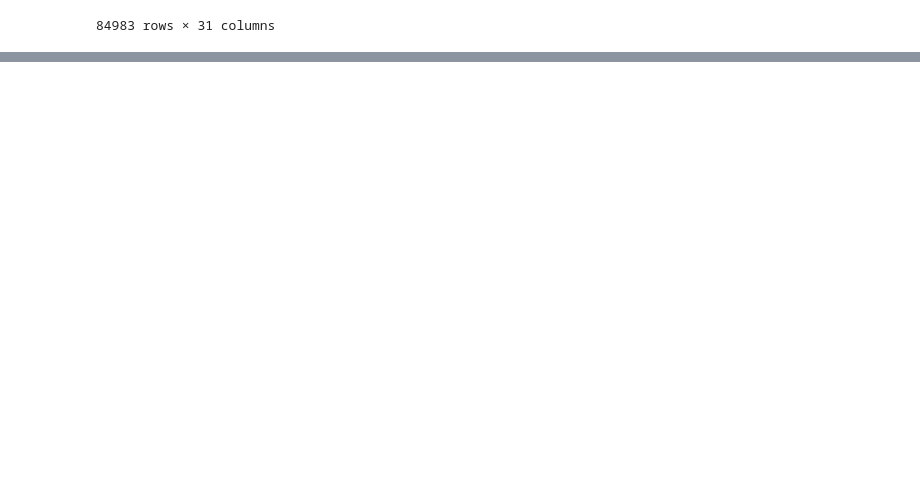
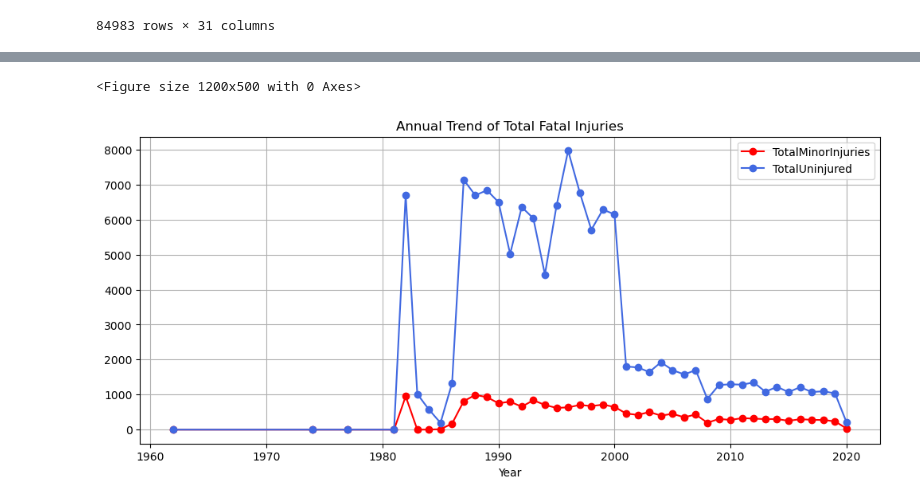
Before and after one commit to mophat524/Aviation, a Jupyter notebook: Aviation.ipynb, the cells around one changed output, grey strips where cells are left out. Saved outputs shown, nothing was run; the diff lists cells and outputs as text; code cells hidden in the pictures; blank space fills up the shorter version.

```diff
--- a/Aviation.ipynb
+++ b/Aviation.ipynb
@@ -512,0 +413,2 @@ Index(['EventId', 'InvestigationType', 'AccidentNumber', 'EventDate',
+# %%
+df['EventDate'] = pd.to_datetime(df['EventDate'], format='%d-%m-%Y')
@@ -512,0 +426,13 @@ Index(['EventId', 'InvestigationType', 'AccidentNumber', 'EventDate',
+# %%
+#Yearly Safety trends
+df['Year'] = df['EventDate'].dt.year
+yearly_safety_stats = df.groupby('Year')[[ 'TotalMinorInjuries','TotalUninjured']].sum()
+
+plt.figure(figsize=(12, 5))
+yearly_safety_stats .plot(kind='line', marker='o', color=['red', 'royalblue'],figsize=(12, 5))
+plt.title('Annual Trend of Total Fatal Injuries')
+plt.grid(True)
+plt.show()
+# %% [output]
+<Figure size 1200x500 with 0 Axes>
+[figure, added]
```
Also changed, not shown: parts of 84 cells of this notebook.
